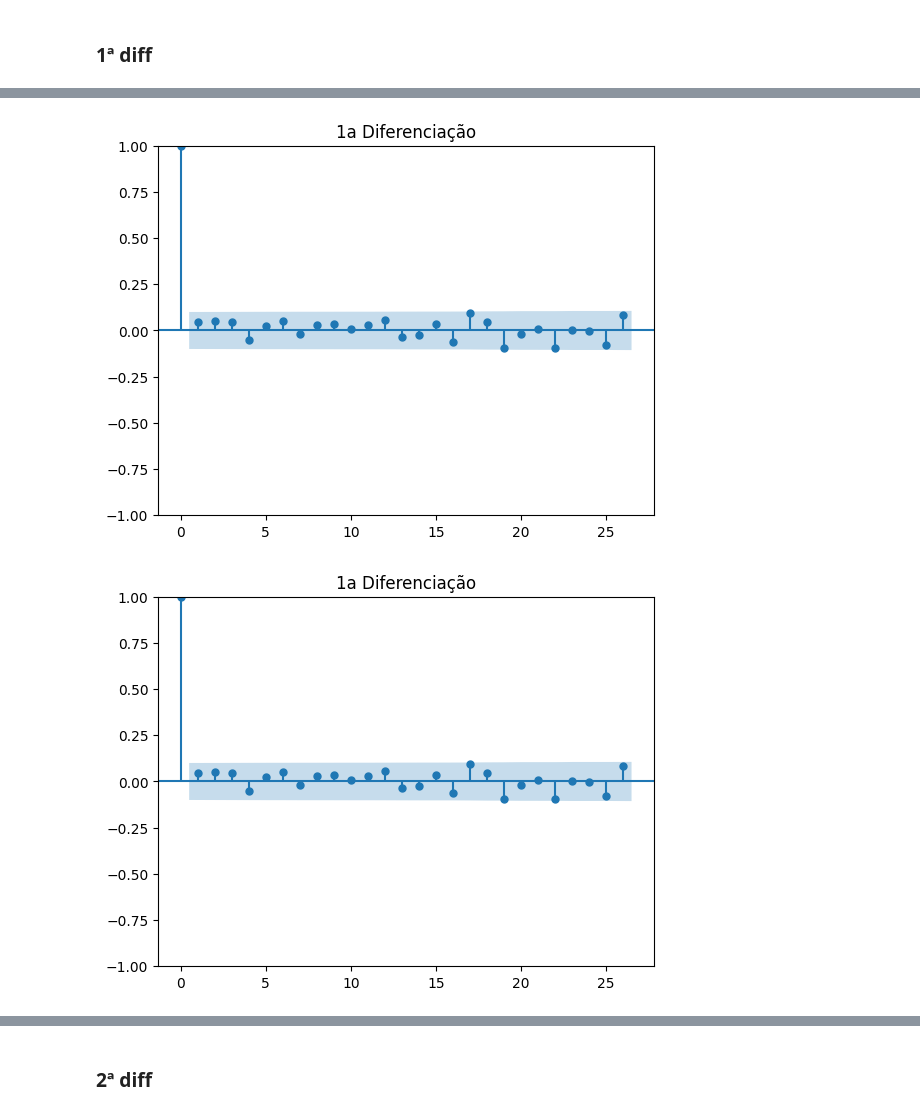
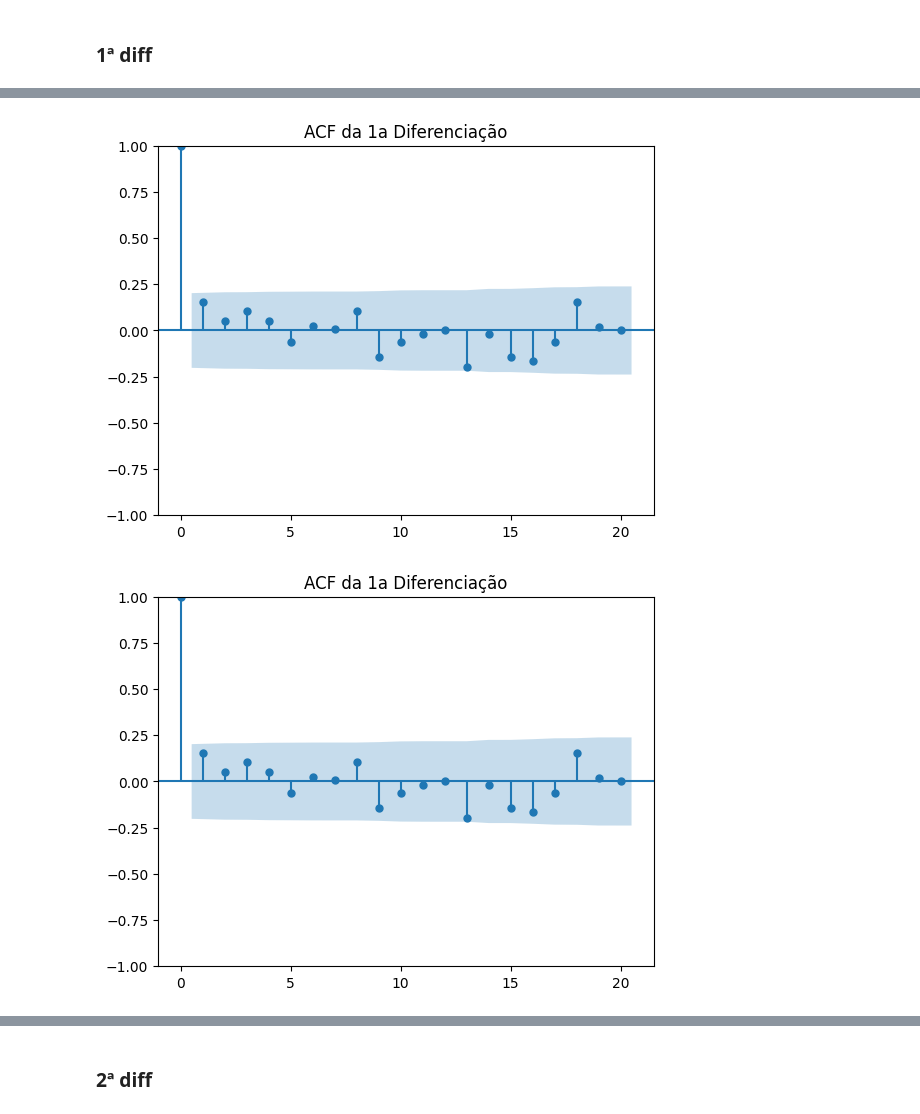
Before and after one commit to MariaGabrielaAlvesZuppardo/SeriesTemporaisCin, a Jupyter notebook: Lista_de_Exercicio_ARIMA.ipynb, the cells around one changed output, grey strips where cells are left out. Saved outputs shown, nothing was run; the diff lists cells and outputs as text; code cells hidden in the pictures.

```diff
--- a/Lista_de_Exercicio_ARIMA.ipynb
+++ b/Lista_de_Exercicio_ARIMA.ipynb
@@ -65,5 +65,5 @@ end_date = datetime (2025, 3, 18)
 ticker = 'BTC-USD'
 df =yf.download(ticker, start=start_date, end=end_date)['Close']
 df = df.rename(columns={ticker:'y'})
-df = df.resample('W').last()
+df = df.resample('ME').last()
 # %% [output]
@@ -94,7 +93,7 @@ df.plot()
 # %% [markdown]
 ## Train / Test
 # %%
-size = int(len(df) * 0.7)
+size = int(len(df) * 0.75)
 train, test = df[0:size], df[size:len(df)]
 h = len(test)
 print(train.shape)
@@ -195,5 +206,5 @@ diff1.plot()
 # %%
-plot_acf(diff1, title='1a Diferenciação')
+plot_acf(diff1, title='ACF da 1a Diferenciação')
 # %% [output]
-[figure, old version]
+[figure, new version]
-[figure, old version]
+[figure, new version]
```
Also changed, not shown: parts of 39 cells of this notebook.
